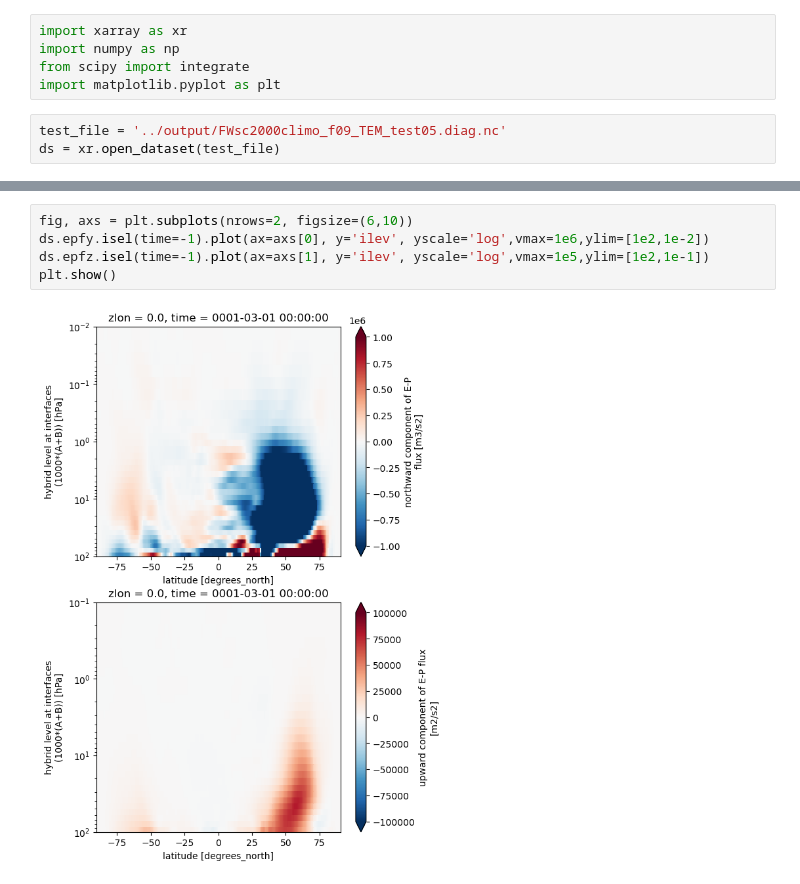
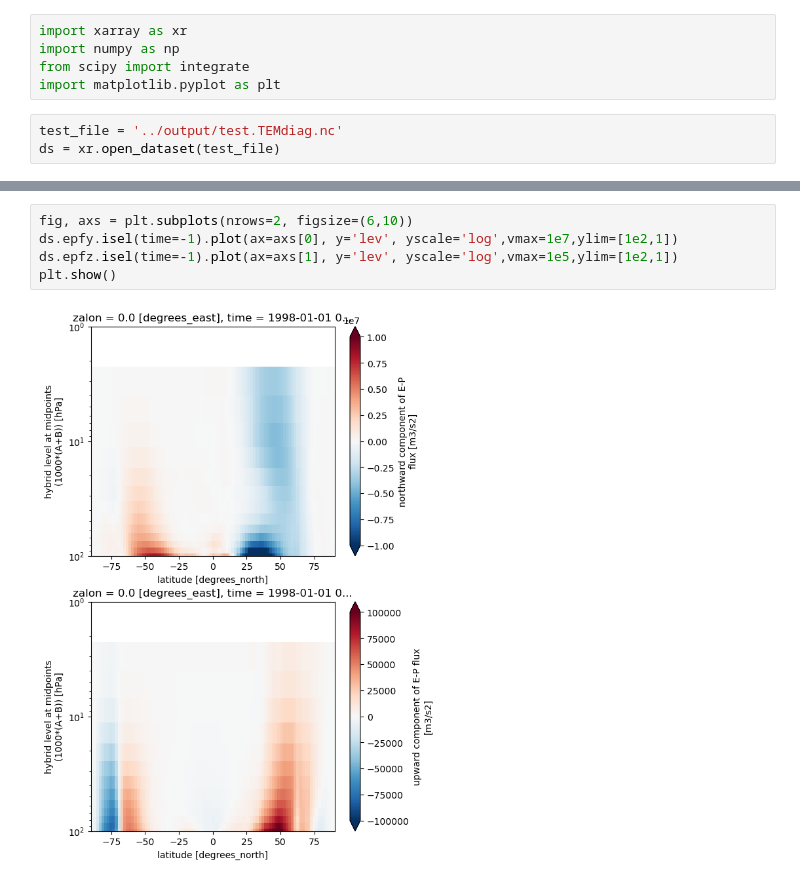
Before and after one commit to dan800/TEM4CAM, a Jupyter notebook: python/pltTEM.ipynb, the cells around one changed output, grey strips where cells are left out. Drawn from its saved outputs; the diff is of its cells as text.

```diff
--- a/python/pltTEM.ipynb
+++ b/python/pltTEM.ipynb
@@ -6,7 +6,7 @@ import numpy as np
 from scipy import integrate
 import matplotlib.pyplot as plt
 # %%
-test_file = '../output/FWsc2000climo_f09_TEM_test05.diag.nc'
+test_file = '../output/test.TEMdiag.nc'
 ds = xr.open_dataset(test_file)
 # %%
 ds
@@ -38,9 +38,9 @@ plt.show()
 # %%
 fig, axs = plt.subplots(nrows=2, figsize=(6,10))
-ds.epfy.isel(time=-1).plot(ax=axs[0], y='ilev', yscale='log',vmax=1e6,ylim=[1e2,1e-2])
-ds.epfz.isel(time=-1).plot(ax=axs[1], y='ilev', yscale='log',vmax=1e5,ylim=[1e2,1e-1])
+ds.epfy.isel(time=-1).plot(ax=axs[0], y='lev', yscale='log',vmax=1e7,ylim=[1e2,1])
+ds.epfz.isel(time=-1).plot(ax=axs[1], y='lev', yscale='log',vmax=1e5,ylim=[1e2,1])
 plt.show()
 # %% [output]
-[figure, old version]
+[figure, new version]
 # %%
 fig, axs = plt.subplots(nrows=2, figsize=(6,10))
```
Also changed, not shown: parts of 5 cells of this notebook, 3 other files.
